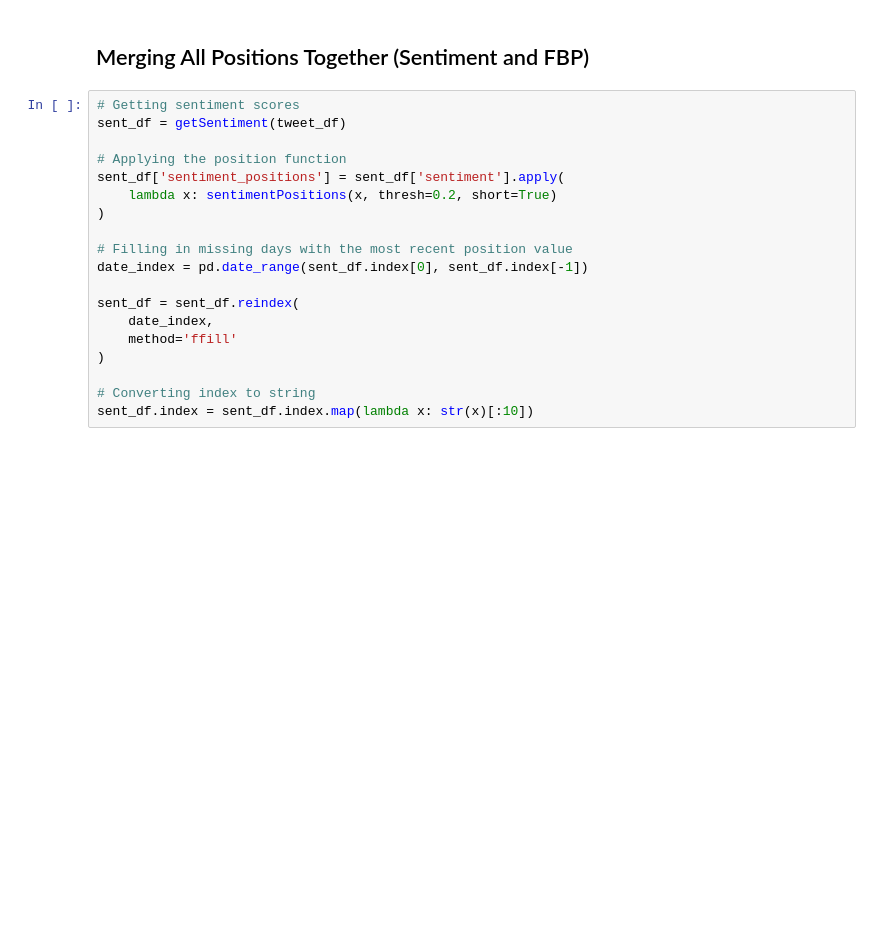
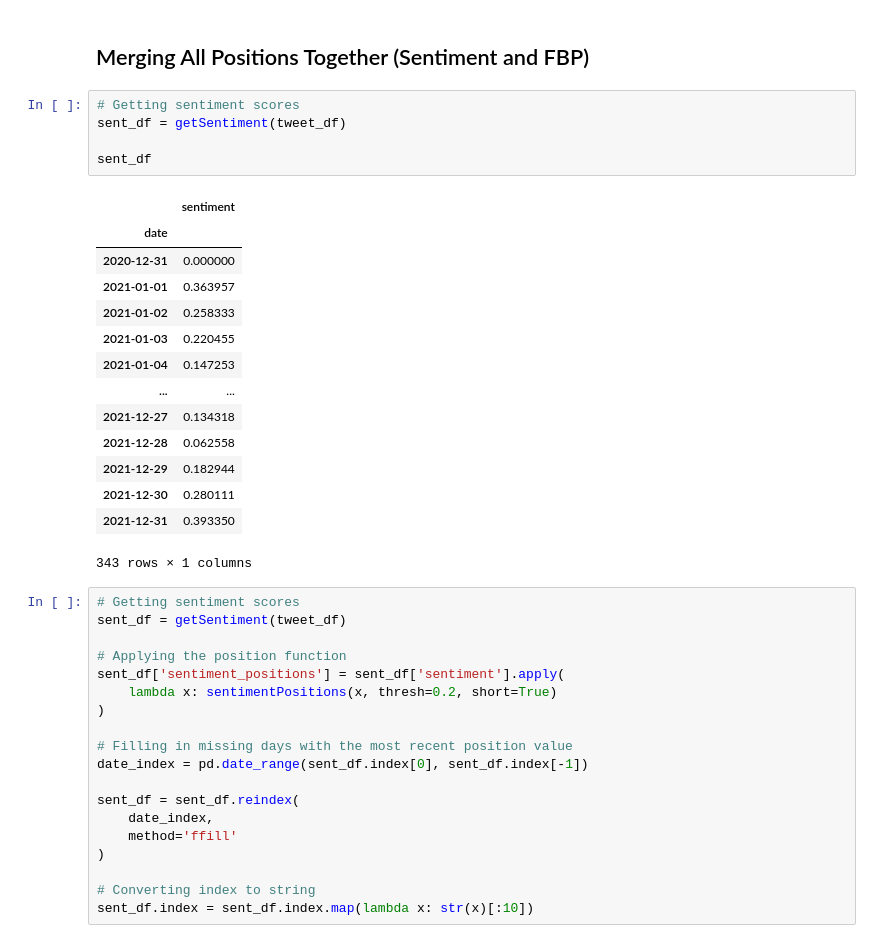
Before and after one commit to marcosan93/Medium-Misc-Tutorials, a Jupyter notebook: Crypto-Tutorials/FBProphet-Twitter-Sentiment.ipynb, the cells around one changed output. Drawn from its saved outputs; the diff is of its cells as text; blank space fills up the shorter version.

```diff
--- a/Crypto-Tutorials/FBProphet-Twitter-Sentiment.ipynb
+++ b/Crypto-Tutorials/FBProphet-Twitter-Sentiment.ipynb
@@ -411,6 +411,26 @@ def overallPosition(df):
         return 0
 # %% [markdown]
 ## Merging All Positions Together (Sentiment and FBP)
+# %%
+# Getting sentiment scores
+sent_df = getSentiment(tweet_df)
+
+sent_df
+# %% [output]
+|  | sentiment |
+| date |  |
+| 2020-12-31 | 0.000000 |
+| 2021-01-01 | 0.363957 |
+| 2021-01-02 | 0.258333 |
+| 2021-01-03 | 0.220455 |
+| 2021-01-04 | 0.147253 |
+| ... | ... |
+| 2021-12-27 | 0.134318 |
+| 2021-12-28 | 0.062558 |
+| 2021-12-29 | 0.182944 |
+| 2021-12-30 | 0.280111 |
+| 2021-12-31 | 0.393350 |
+343 rows × 1 columns
 # %%
 # Getting sentiment scores
 sent_df = getSentiment(tweet_df)
```
Also changed, not shown: 1 other file.
